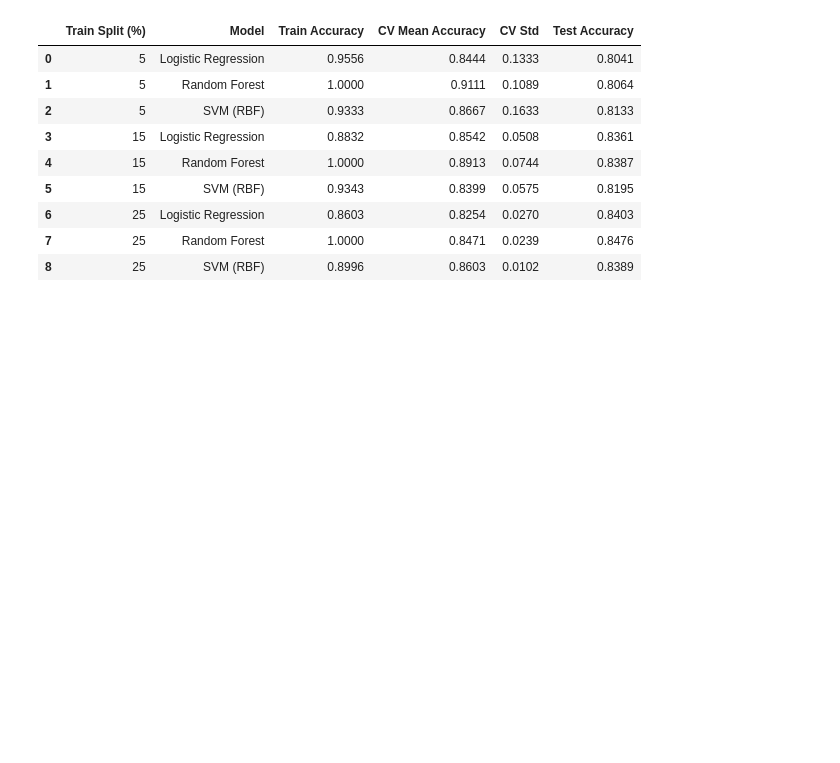
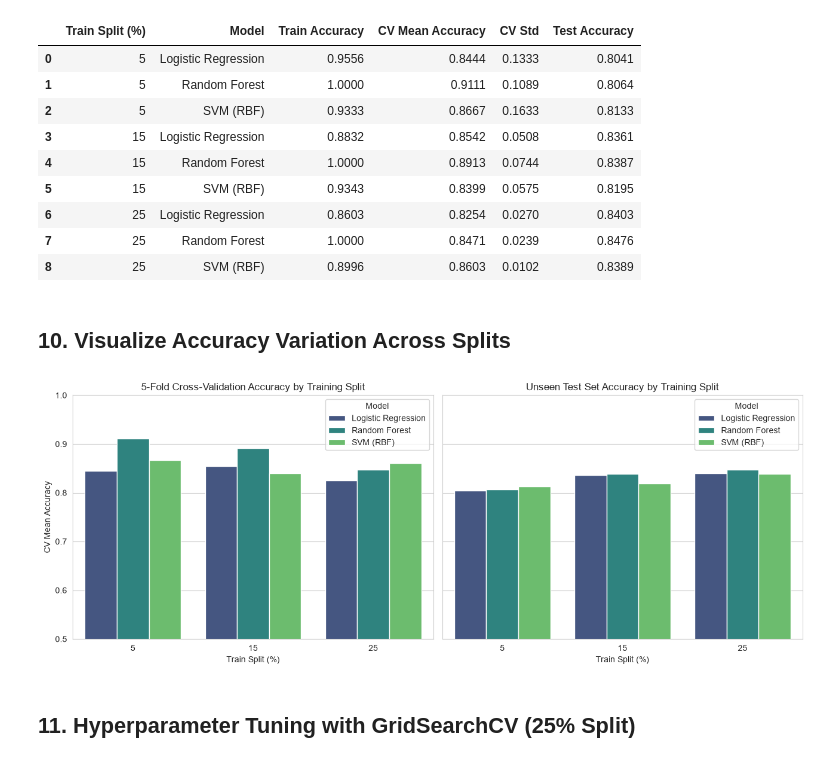
Before and after one commit to sujitasingh8/hdsdab-04-machine-learning-ca1, a Jupyter notebook: sba26094_Sujita_Singh_ML_CA1.ipynb, the cells around one changed output. Saved outputs shown, nothing was run; the diff lists cells and outputs as text; code cells hidden in the pictures; blank space fills up the shorter version.

```diff
--- a/sba26094_Sujita_Singh_ML_CA1.ipynb
+++ b/sba26094_Sujita_Singh_ML_CA1.ipynb
@@ -259,3 +259,23 @@ display(results_df)
 | 6 | 25 | Logistic Regression | 0.8603 | 0.8254 | 0.0270 | 0.8403 |
 | 7 | 25 | Random Forest | 1.0000 | 0.8471 | 0.0239 | 0.8476 |
 | 8 | 25 | SVM (RBF) | 0.8996 | 0.8603 | 0.0102 | 0.8389 |
+# %% [markdown]
+## 10. Visualize Accuracy Variation Across Splits
+# %%
+# Grouped bar chart comparing CV and Test Accuracy across 5%, 15%, and 25% splits
+fig, axes = plt.subplots(1, 2, figsize=(13, 5), sharey=True)
+
+sns.barplot(data=results_df, x="Train Split (%)", y="CV Mean Accuracy", hue="Model", ax=axes[0], palette="viridis")
+axes[0].set_title("5-Fold Cross-Validation Accuracy by Training Split")
+axes[0].set_ylim(0.5, 1.0)
+
+sns.barplot(data=results_df, x="Train Split (%)", y="Test Accuracy", hue="Model", ax=axes[1], palette="viridis")
+axes[1].set_title("Unseen Test Set Accuracy by Training Split")
+axes[1].set_ylim(0.5, 1.0)
+
+plt.tight_layout()
+plt.show()
+# %% [output]
+[figure, added]
+# %% [markdown]
+## 11. Hyperparameter Tuning with GridSearchCV (25% Split)
```
Also changed, not shown: parts of 3 cells of this notebook.
